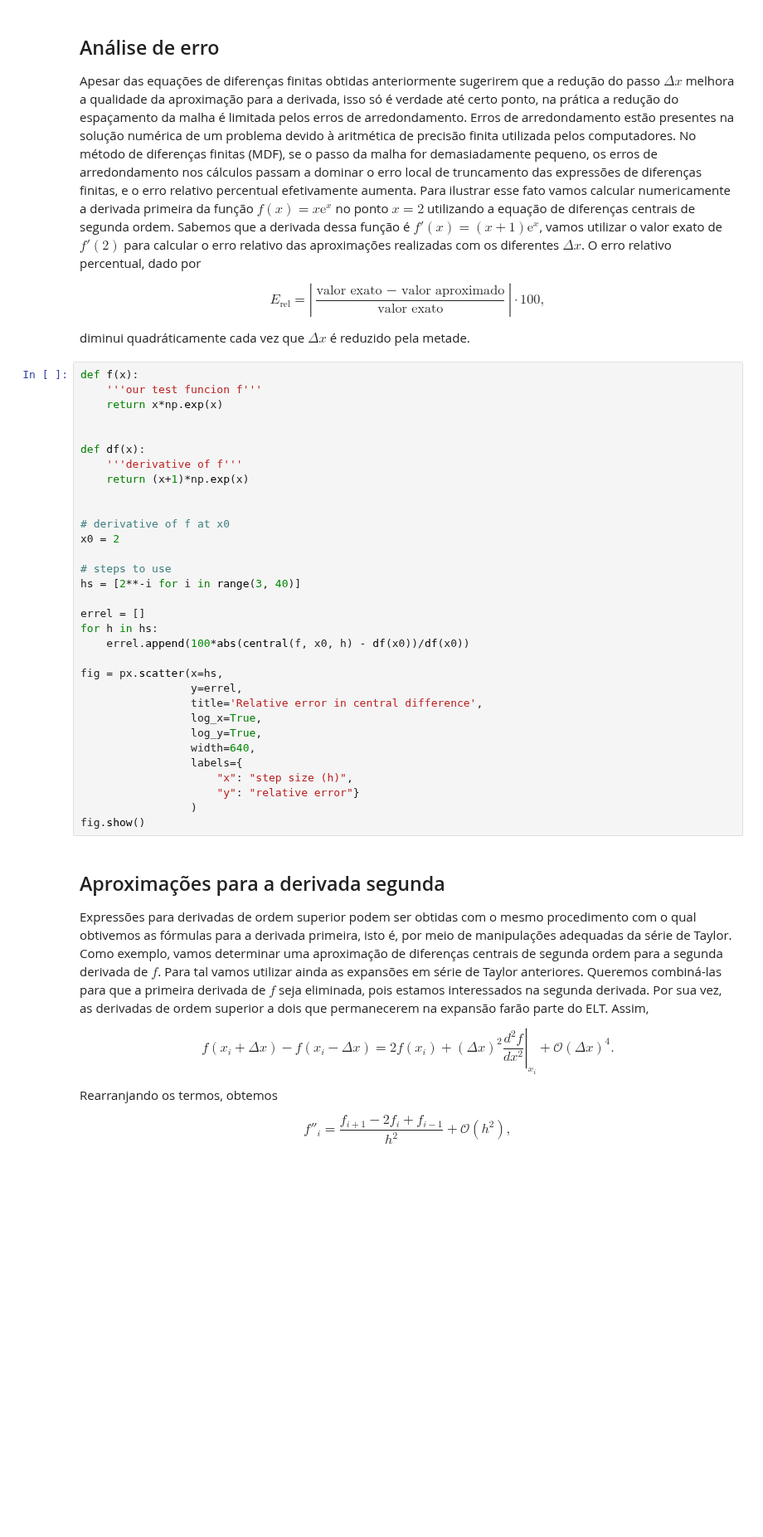
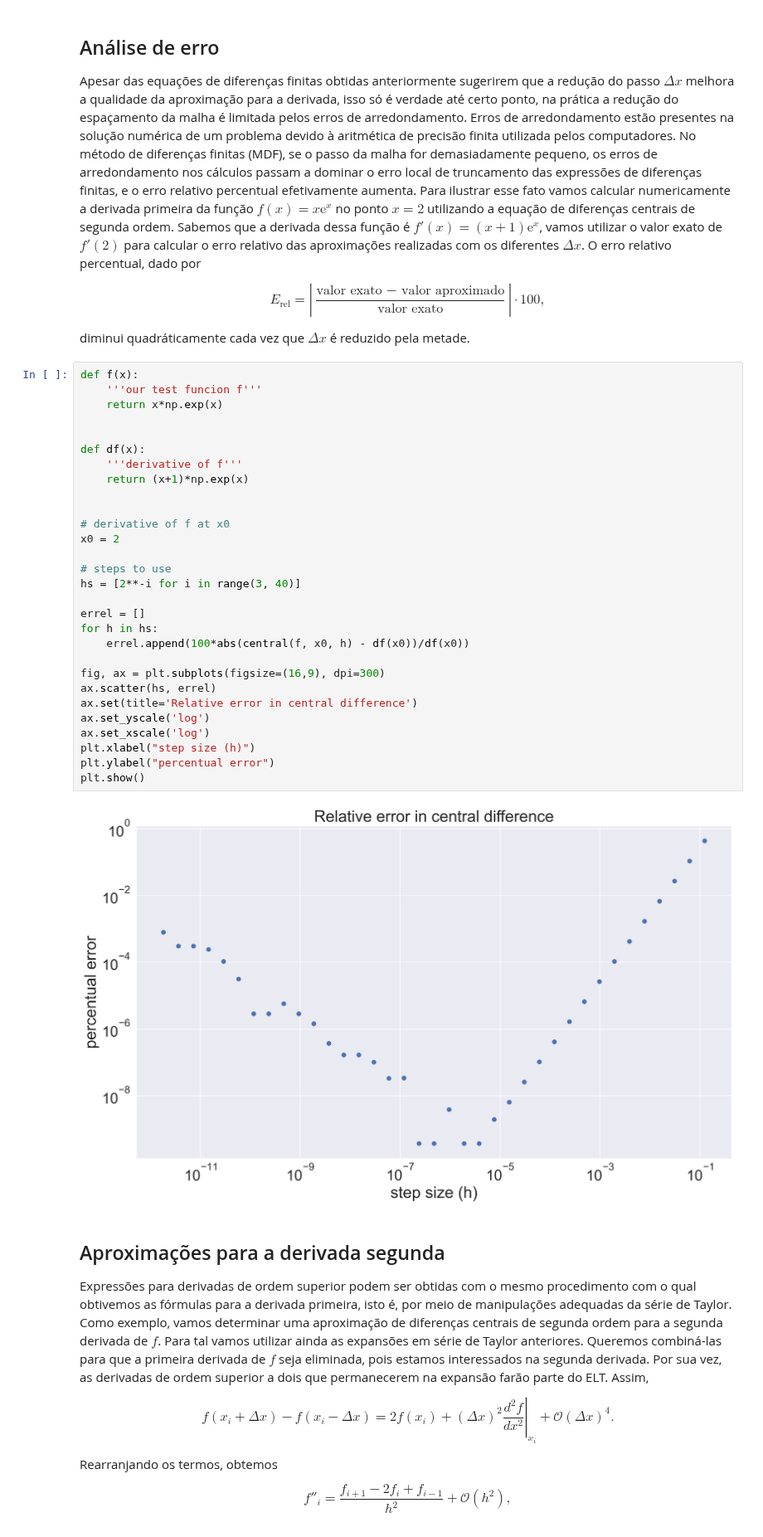
Before and after one commit to bgeneto/MCA, a Jupyter notebook: notebooks/mca08.ipynb, the cells around one changed output. Shown at 83% size. Drawn from its saved outputs; the diff is of its cells as text; blank space fills up the shorter version.

```diff
--- a/notebooks/mca08.ipynb
+++ b/notebooks/mca08.ipynb
@@ -305,35 +319,34 @@ diminui quadráticamente cada vez que $\Delta x$ é reduzido pela metade.
 # %%
 def f(x):
     '''our test funcion f'''
     return x*np.exp(x)
 
 
 def df(x):
     '''derivative of f'''
     return (x+1)*np.exp(x)
 
 
 # derivative of f at x0
 x0 = 2
 
 # steps to use
 hs = [2**-i for i in range(3, 40)]
 
 errel = []
 for h in hs:
     errel.append(100*abs(central(f, x0, h) - df(x0))/df(x0))
 
-fig = px.scatter(x=hs,
-                 y=errel,
-                 title='Relative error in central difference',
-                 log_x=True,
-                 log_y=True,
-                 width=640,
-                 labels={
-                     "x": "step size (h)",
-                     "y": "relative error"}
-                 )
-fig.show()
+fig, ax = plt.subplots(figsize=(16,9), dpi=300)
+ax.scatter(hs, errel)
+ax.set(title='Relative error in central difference')
+ax.set_yscale('log')
+ax.set_xscale('log')
+plt.xlabel("step size (h)")
+plt.ylabel("percentual error")
+plt.show()
+# %% [output]
+[figure, added]
 # %% [markdown]
 ## Aproximações para a derivada segunda
 
```
Also changed, not shown: parts of 3 cells of this notebook.
